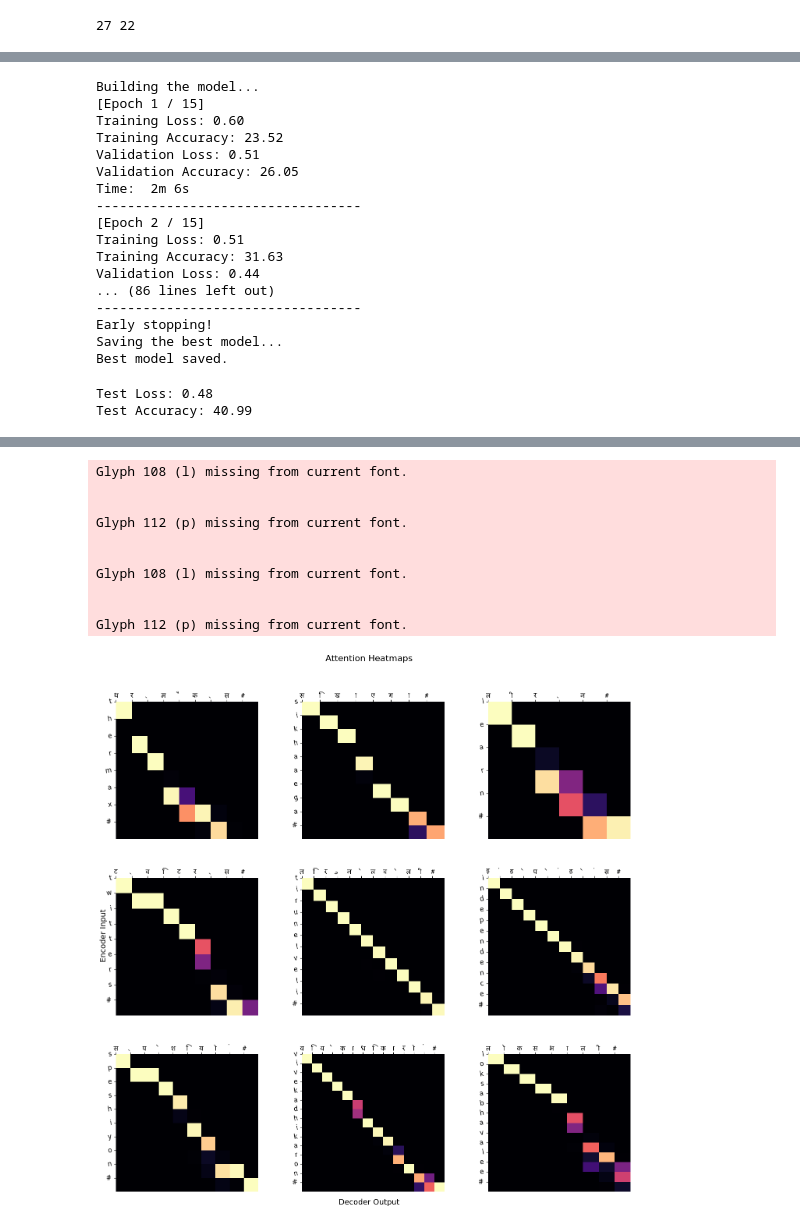
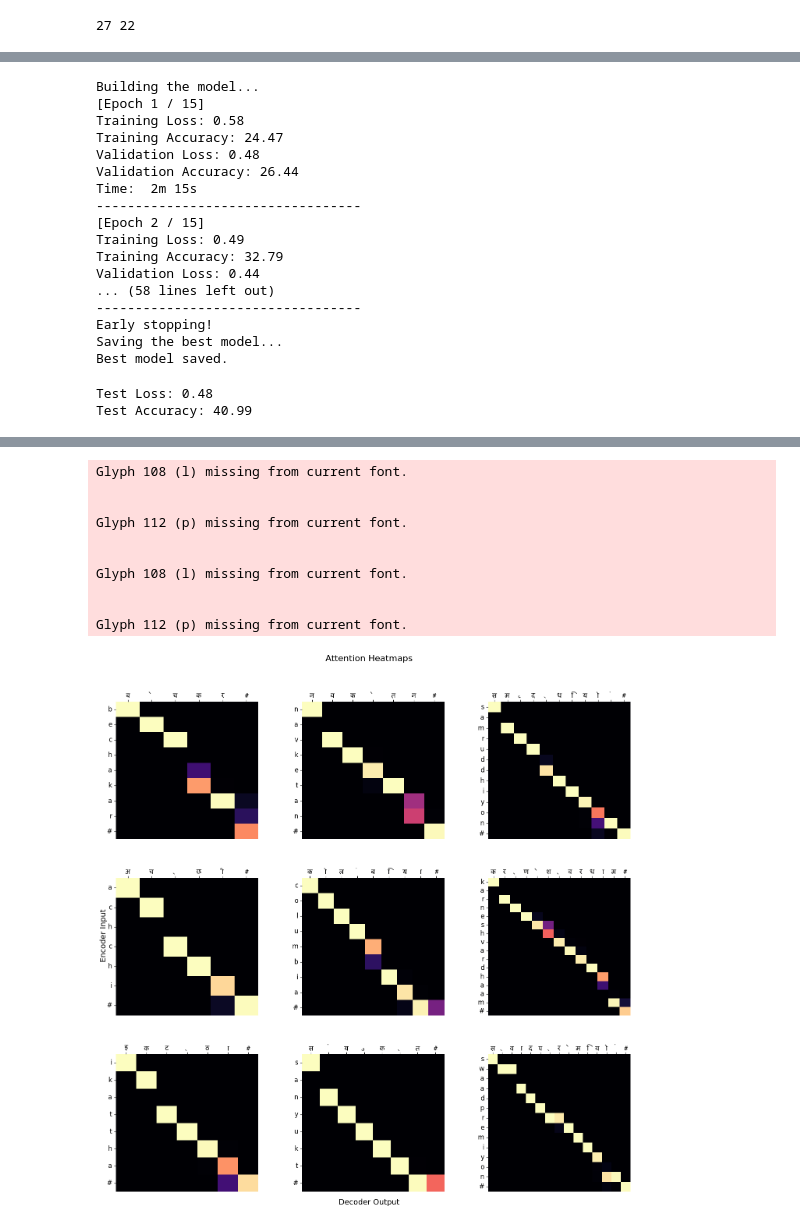
Before and after one commit to nileshtiwari1311/cs6910-assignment3, a Jupyter notebook: Q5.ipynb, the cells around one changed output, grey strips where cells are left out. Saved outputs shown, nothing was run; the diff lists cells and outputs as text; code cells hidden in the pictures.

```diff
--- a/Q5.ipynb
+++ b/Q5.ipynb
@@ -265,6 +269,7 @@ def sum_accuracy(preds, target):
 # %%
 # function to plot attention matrix
 def plotAttn(model, input_seq, target_seq, src_vocab, tgt_vocab):
+    # find the output and attention matrix for 9 inputs in the input_seq and target_seq tensor
     model.eval()
 
     b_sz = input_seq.size(0)
@@ -279,6 +284,8 @@ def plotAttn(model, input_seq, target_seq, src_vocab, tgt_vocab):
 
         output, attn_matrix = model(input_seq, target_seq, teacher_force_ratio=0.0)
 
+        # find the predicted sequence from the output
+        # drop 1st row (for SOS)
         output = output[1:]
         attn_matrix = attn_matrix[1:]
         pred_seq = output.argmax(dim=2)
@@ -288,6 +295,7 @@ def plotAttn(model, input_seq, target_seq, src_vocab, tgt_vocab):
         input_seq = input_seq.T
         pred_seq = pred_seq.T
 
+        # plot the attention matrix
         fig, axes = plt.subplots(3, 3, figsize=(15,15))
         fig.text(0.5, 0.04, 'Decoder Output', ha='center', size=14)
         fig.text(0.04, 0.5, 'Encoder Input', va='center', rotation='vertical', size=14)
@@ -295,13 +303,14 @@ def plotAttn(model, input_seq, target_seq, src_vocab, tgt_vocab):
         fig.tight_layout(pad=5.0)
         fig.subplots_adjust(top=0.90)
 
+        # font to print Devanagari script
         font_prop = FontProperties(fname='/kaggle/input/mangal-font/Mangal.TTF')
 
         axes = axes.ravel()
         for i in range(b_sz):
             src_len = max_src_len
             pred_len = max_tgt_len - 1
-            # find the index where the sequence stops
+            # find the index where the sequence stops <EOS>
             for j in range(max_src_len):
                 if input_seq[i][j].item() == EOS_idx:
                     src_len = j+1
@@ -328,13 +337,19 @@ def plotAttn(model, input_seq, target_seq, src_vocab, tgt_vocab):
                 yticklabels.append(src_vocab.index2char[input_seq[i][j].item()])
 #             yticklabels.append('<e>')
             sns.heatmap(local_attn, ax=axes[i], cmap='magma', cbar=False, vmin=0.0, vmax=1.0)
-            axes[i].set(xticks=[n for n in range(pred_len)], yticks=[n for n in range(src_len)])
-            axes[i].set_yticklabels(yticklabels, rotation=10, fontdict={'fontsize':12})
+            axes[i].xaxis.set_major_formatter(ticker.NullFormatter())
+            axes[i].xaxis.set_minor_locator(ticker.FixedLocator([n + 0.5 for n in range(pred_len)]))
+            axes[i].xaxis.set_minor_formatter(ticker.FixedFormatter(xticklabels))
+            axes[i].yaxis.set_major_formatter(ticker.NullFormatter())
+            axes[i].yaxis.set_minor_locator(ticker.FixedLocator([n + 0.5 for n in range(src_len)]))
+            axes[i].yaxis.set_minor_formatter(ticker.FixedFormatter(yticklabels))
+#             axes[i].set(xticks=[n + 0.5 for n in range(pred_len)], yticks=[n + 0.5 for n in range(src_len)])
+            axes[i].set_yticklabels(yticklabels, rotation=0, fontdict={'fontsize':12})
             axes[i].set_xticklabels(xticklabels, fontproperties = font_prop, fontdict={'fontsize':12})
             axes[i].xaxis.tick_top()
 #         plt.tight_layout()
         plt.savefig('/kaggle/working/attn_hmap.png')
-        wandb.log({'Attention Heatmap' : wandb.Image(plt)})
+        wandb.log({'Attention Heatmap' : wandb.Image(fig)})
 
         return
 # %%
@@ -346,7 +361,7 @@ def evaluateModel(model, dataloader, criterion, b_sz=32):
     n_correct = 0
 
     with torch.no_grad():
-        for batch_idx, (input_seq, target_seq) in enumerate(dataloader):
+        for (input_seq, target_seq) in dataloader:
 
             input_seq = input_seq.T.to(device)
             target_seq = target_seq.T.to(device)
@@ -430,7 +445,7 @@ def trainModel(model, criterion, optimizer, train_dataloader, valid_dataloader,
         print(f"[Epoch {epoch+1} / {num_epochs}]")
         model.train()
 
-        for batch_idx, (input_seq, target_seq) in enumerate(train_dataloader):
+        for (input_seq, target_seq) in train_dataloader:
 
             input_seq = input_seq.T.to(device)
             target_seq = target_seq.T.to(device)
@@ -604,17 +626,17 @@ trainModel(model, criterion, optimizer, train_dataloader, valid_dataloader, num_
 # %% [output]
 Building the model...
 [Epoch 1 / 15]
-Training Loss: 0.60
-Training Accuracy: 23.52
-Validation Loss: 0.51
-Validation Accuracy: 26.05
-Time:  2m 6s
+Training Loss: 0.58
+Training Accuracy: 24.47
+Validation Loss: 0.48
+Validation Accuracy: 26.44
+Time:  2m 15s
 ----------------------------------
 [Epoch 2 / 15]
-Training Loss: 0.51
-Training Accuracy: 31.63
+Training Loss: 0.49
+Training Accuracy: 32.79
 Validation Loss: 0.44
-... (86 lines left out)
+... (58 lines left out)
 ----------------------------------
 Early stopping!
 Saving the best model...
@@ -659,30 +682,31 @@ wandb.log({'Sample Predictions': fig})
 [interactive output not drawn]
 # %%
 # take sample inputs and plot their attention matrix
-idx_list = [0, 1, 2, 3, 4, 5, 6, 127, 128]
+idx_list = [1469, 3490, 1480, 904, 623, 36, 234, 201, 58]
 sample_source = torch.zeros(len(idx_list), max_src_len, dtype=torch.long)
 sample_target = torch.zeros(len(idx_list), max_tgt_len, dtype=torch.long)
 
 i = 0
 for idx in idx_list:
+    # find the batch index and index inside the batch for a given index in the csv file
     b_idx = int(np.floor(idx/batch_size))
     d_idx = idx - (b_idx * batch_size)
+    # retreive the data from test dataloader
     sample = next(itertools.islice(test_dataloader, b_idx, None))
     sample_source[i] = sample[0][d_idx]
     sample_target[i] = sample[1][d_idx]
     i += 1
 
 plotAttn(model, sample_source, sample_target, x_vocab, y_vocab)
-wandb.finish()
 # %% [output]
 Glyph 108 (l) missing from current font.
 
 
 Glyph 112 (p) missing from current font.
 
 
 Glyph 108 (l) missing from current font.
 
 
 Glyph 112 (p) missing from current font.
-[figure, old version]
+[figure, new version]
```
Also changed, not shown: parts of 19 cells of this notebook.
